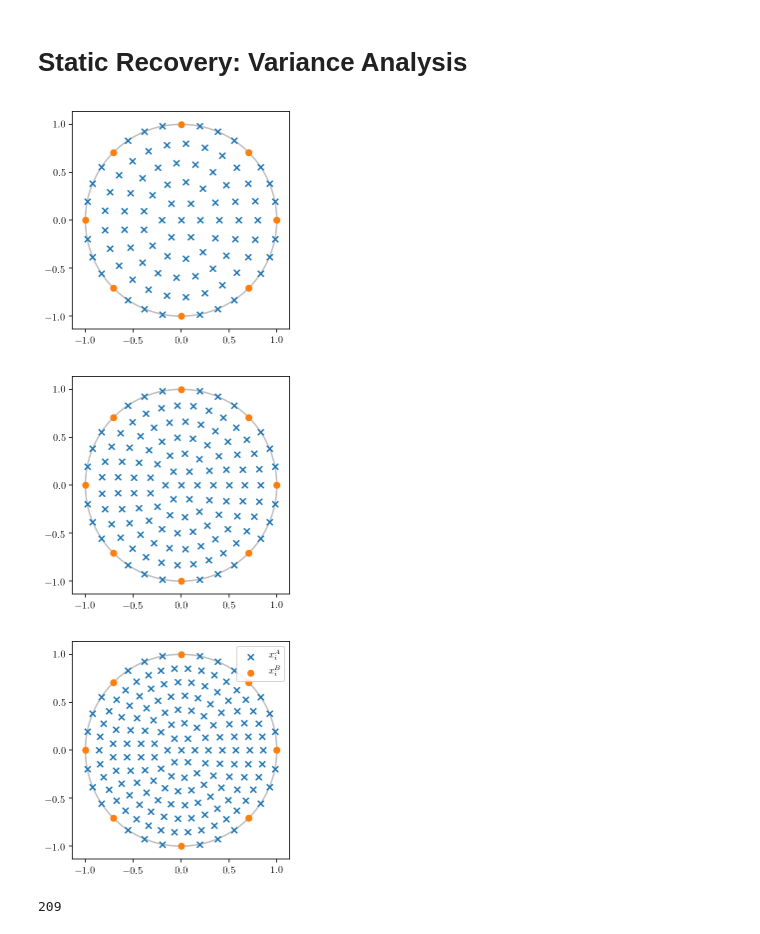
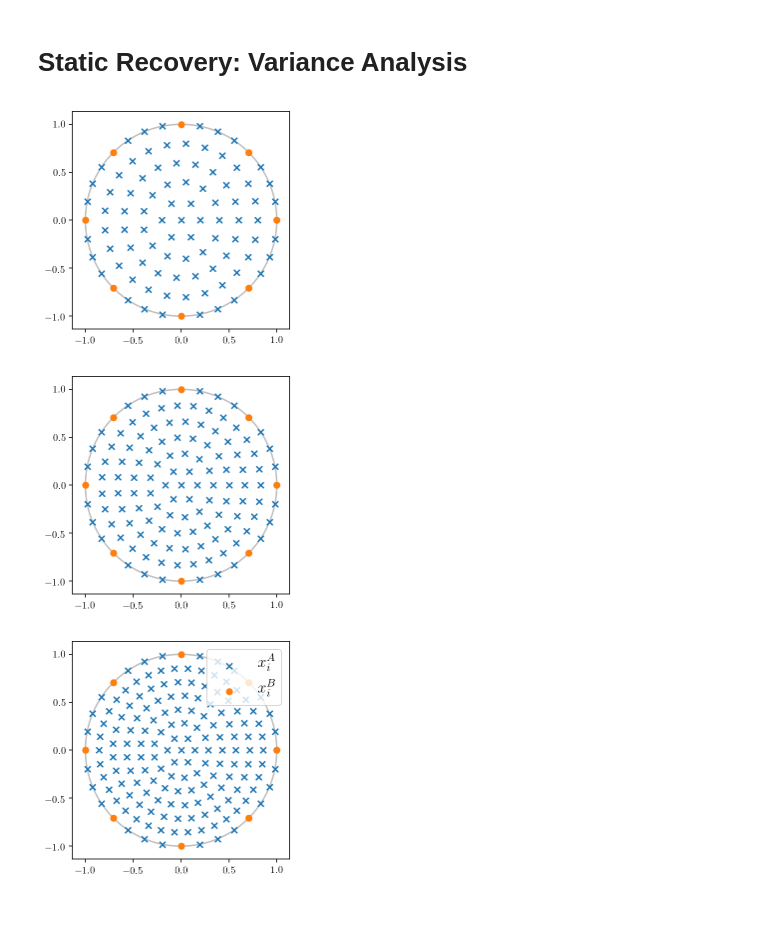
Before and after one commit to jcockayne/hydrocyclone_code, a Jupyter notebook: notebooks/Hydrocyclone_Results_Designs.ipynb, the cells around one changed output. Drawn from its saved outputs; the diff is of its cells as text; code cells hidden in the pictures.

```diff
--- a/notebooks/Hydrocyclone_Results_Designs.ipynb
+++ b/notebooks/Hydrocyclone_Results_Designs.ipynb
@@ -21,24 +21,20 @@ circle = eit.pol2cart(np.c_[np.ones(n_circ), np.linspace(-np.pi,np.pi,n_circ)])
 # %%
 figures = [plt.figure(figsize=(4,4)) for _ in xrange(3)]
 for n, fig in zip(ns, figures):
     a = fig.gca()
     grid = eit.grids.construct_circular(n, n_bdy, n_sensor)
     a.plot(circle[:,0], circle[:,1], c='gray', zorder=-100, alpha=0.5)
 
     a.set_aspect('equal')
     m_int = a.scatter(grid.interior_plus_boundary[:,0], grid.interior_plus_boundary[:,1], marker='x', label='$x_i^A$')
     m_bdy = a.scatter(grid.sensors[:,0], grid.sensors[:,1], marker='o', label='$x_i^B$')
-a.legend([m_int, m_bdy], ['$x_i^A$', '$x_i^B$'], loc=1)
+a.legend([m_int, m_bdy], ['$x_i^A$', '$x_i^B$'], loc=1, fontsize=16)
 
 for n, fig in zip(ns, figures):
     grid = eit.grids.construct_circular(n, n_bdy, n_sensor)
     actual_n = len(grid.all)
     fig.savefig('figures/design_n={}.pdf'.format(actual_n), bbox_inches='tight', transparent=True)
 # %% [output]
 [figure]
 [figure]
-[figure, old version]
+[figure, new version]
-# %%
-len(eit.grids.construct_circular(7, n_bdy, n_sensor).all)
-# %% [output]
-209
```
Also changed, not shown: 3 other files.
